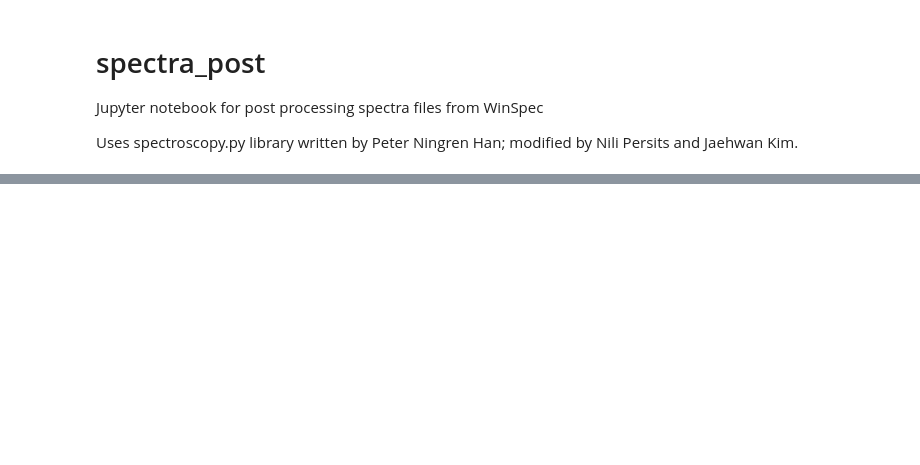
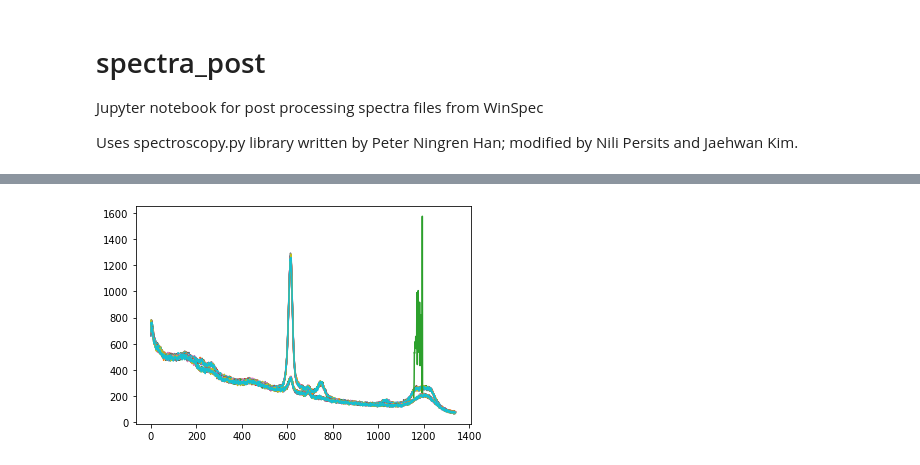
Before and after one commit to jhwnkim/fluid-auto-sampler, a Jupyter notebook: calculations/spectra_post.ipynb, the cells around one changed output, grey strips where cells are left out. Cells and saved outputs as stored; diff of their text form; code cells hidden in the pictures; blank space fills up the shorter version.

```diff
--- a/calculations/spectra_post.ipynb
+++ b/calculations/spectra_post.ipynb
@@ -89,0 +143,7 @@ plt.show()
+# %%
+fig, ax = plt.subplots()
+# ax.plot(X_raw[1].T)
+ax.plot(X_raw.reshape(X_raw.shape[0]*X_raw.shape[1], X_raw.shape[2]).T)
+plt.show()
+# %% [output]
+[figure, added]
```
Also changed, not shown: parts of 2 cells of this notebook, 3 other files.
